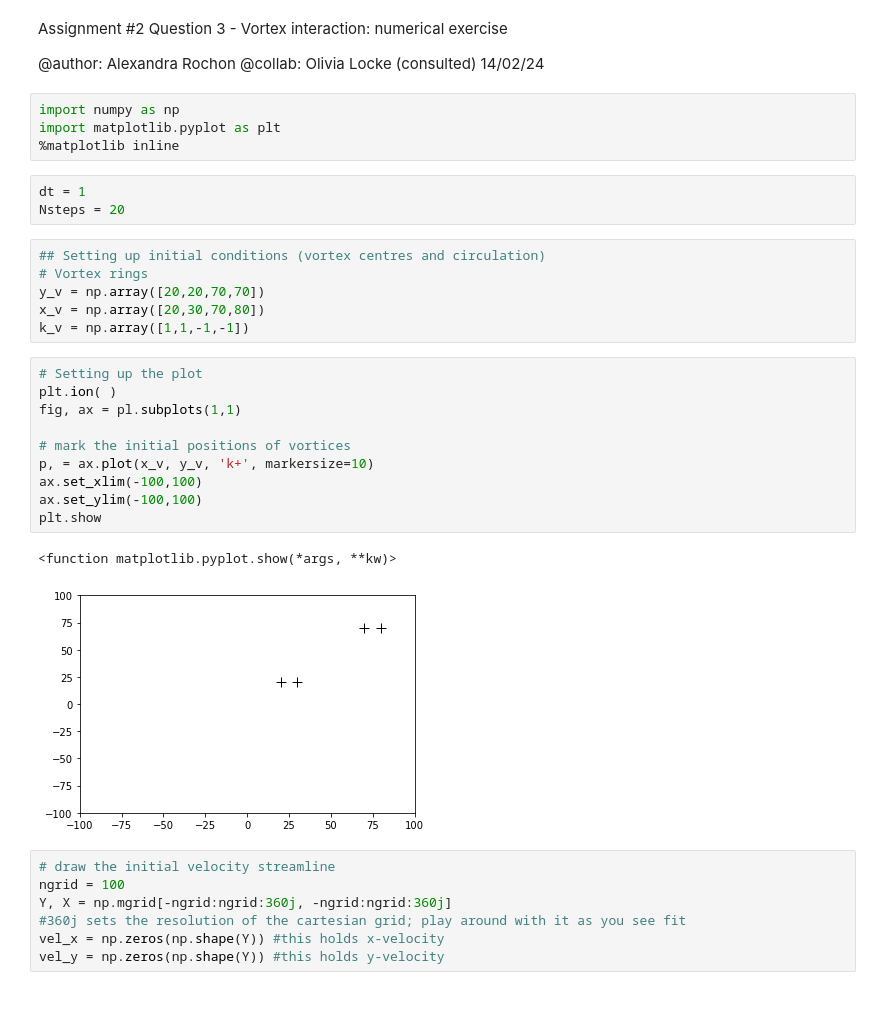
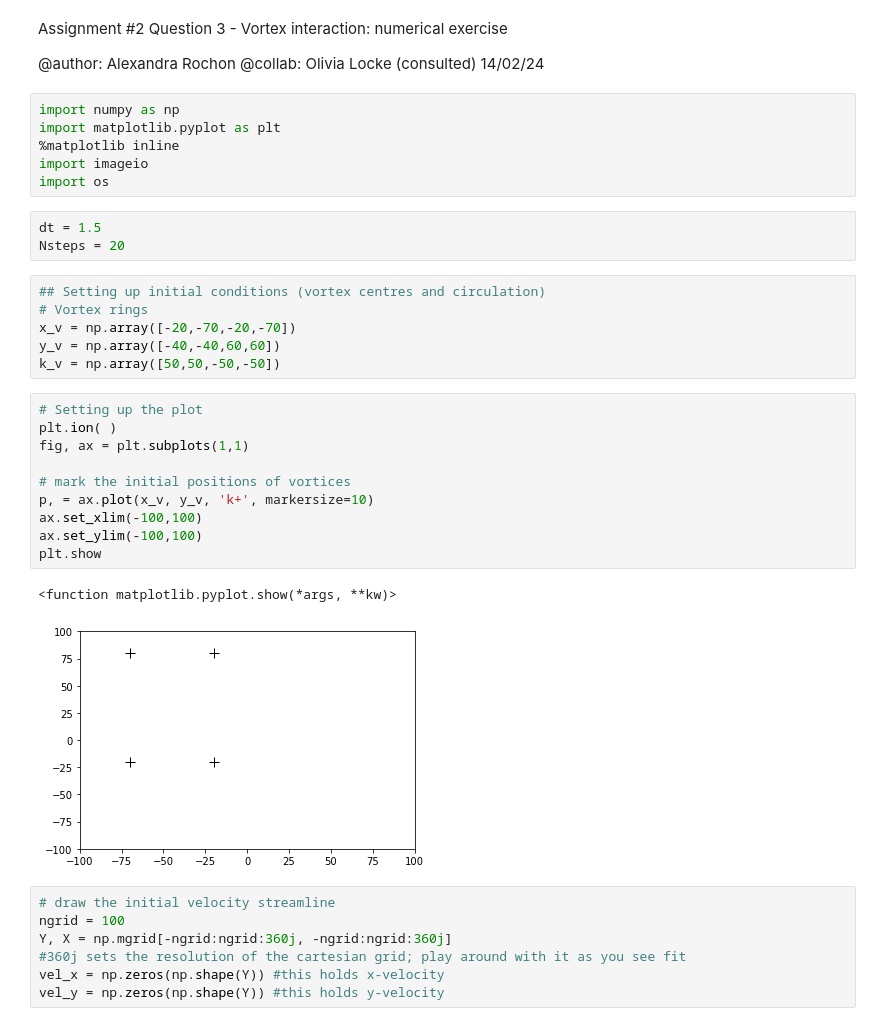
Before and after one commit to arocho11/PHYS432, a Jupyter notebook: A2_Q3_PHYS432.ipynb, the cells around one changed output. Saved outputs shown, nothing was run; the diff lists cells and outputs as text.

```diff
--- a/A2_Q3_PHYS432.ipynb
+++ b/A2_Q3_PHYS432.ipynb
@@ -9,28 +9,30 @@ Question 3 - Vortex interaction: numerical exercise
 import numpy as np
 import matplotlib.pyplot as plt
 %matplotlib inline
+import imageio
+import os
 # %%
-dt = 1
+dt = 1.5
 Nsteps = 20
 # %%
 ## Setting up initial conditions (vortex centres and circulation)
 # Vortex rings
-y_v = np.array([20,20,70,70])
-x_v = np.array([20,30,70,80])
-k_v = np.array([1,1,-1,-1])
+x_v = np.array([-20,-70,-20,-70])
+y_v = np.array([-40,-40,60,60])
+k_v = np.array([50,50,-50,-50])
 # %%
 # Setting up the plot
 plt.ion( )
-fig, ax = pl.subplots(1,1)
+fig, ax = plt.subplots(1,1)
 
 # mark the initial positions of vortices
 p, = ax.plot(x_v, y_v, 'k+', markersize=10)
 ax.set_xlim(-100,100)
 ax.set_ylim(-100,100)
 plt.show
 # %% [output]
 <function matplotlib.pyplot.show(*args, **kw)>
-[figure, old version]
+[figure, new version]
 # %%
 # draw the initial velocity streamline
 ngrid = 100
```
Also changed, not shown: parts of 9 cells of this notebook.
